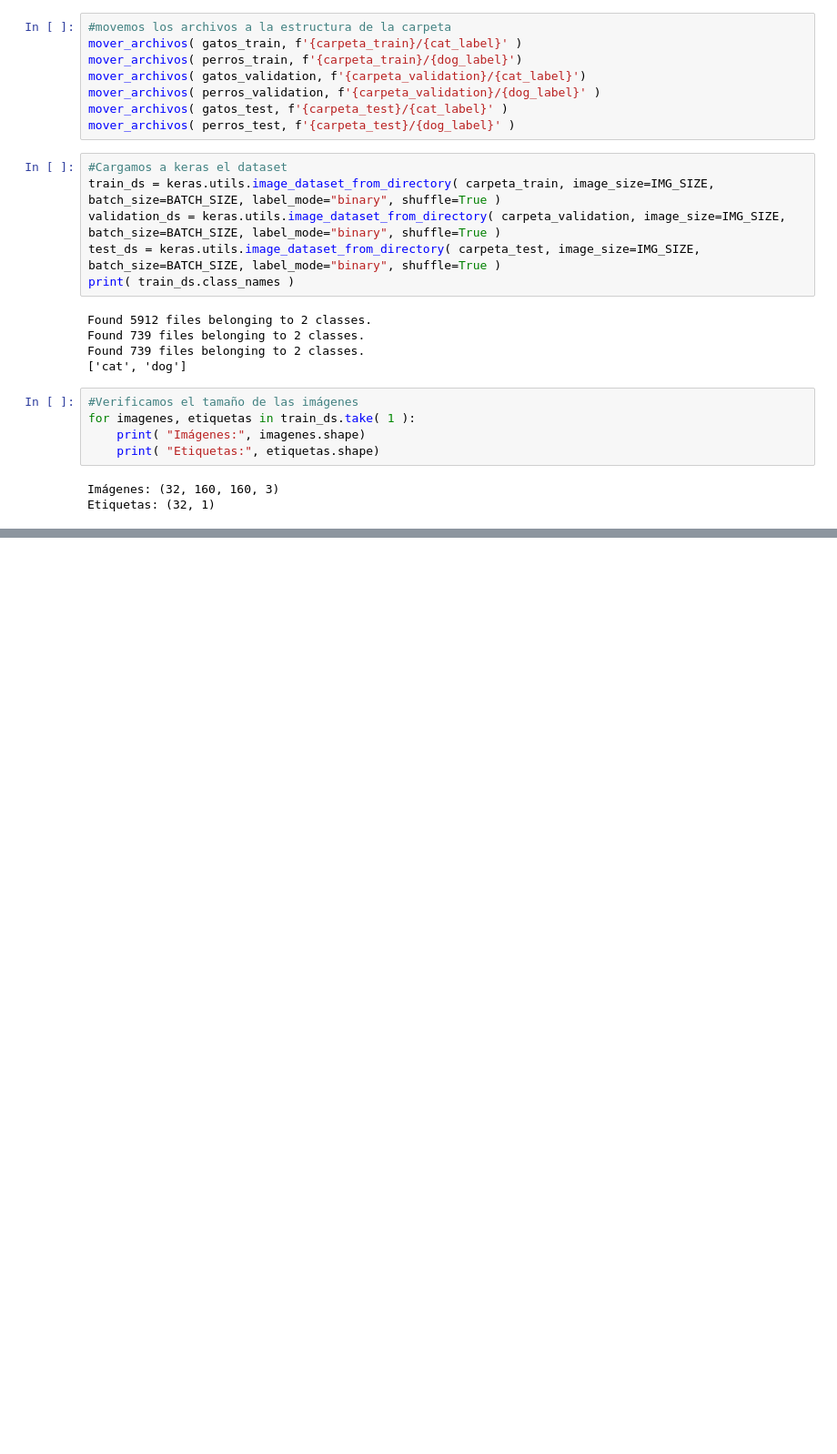
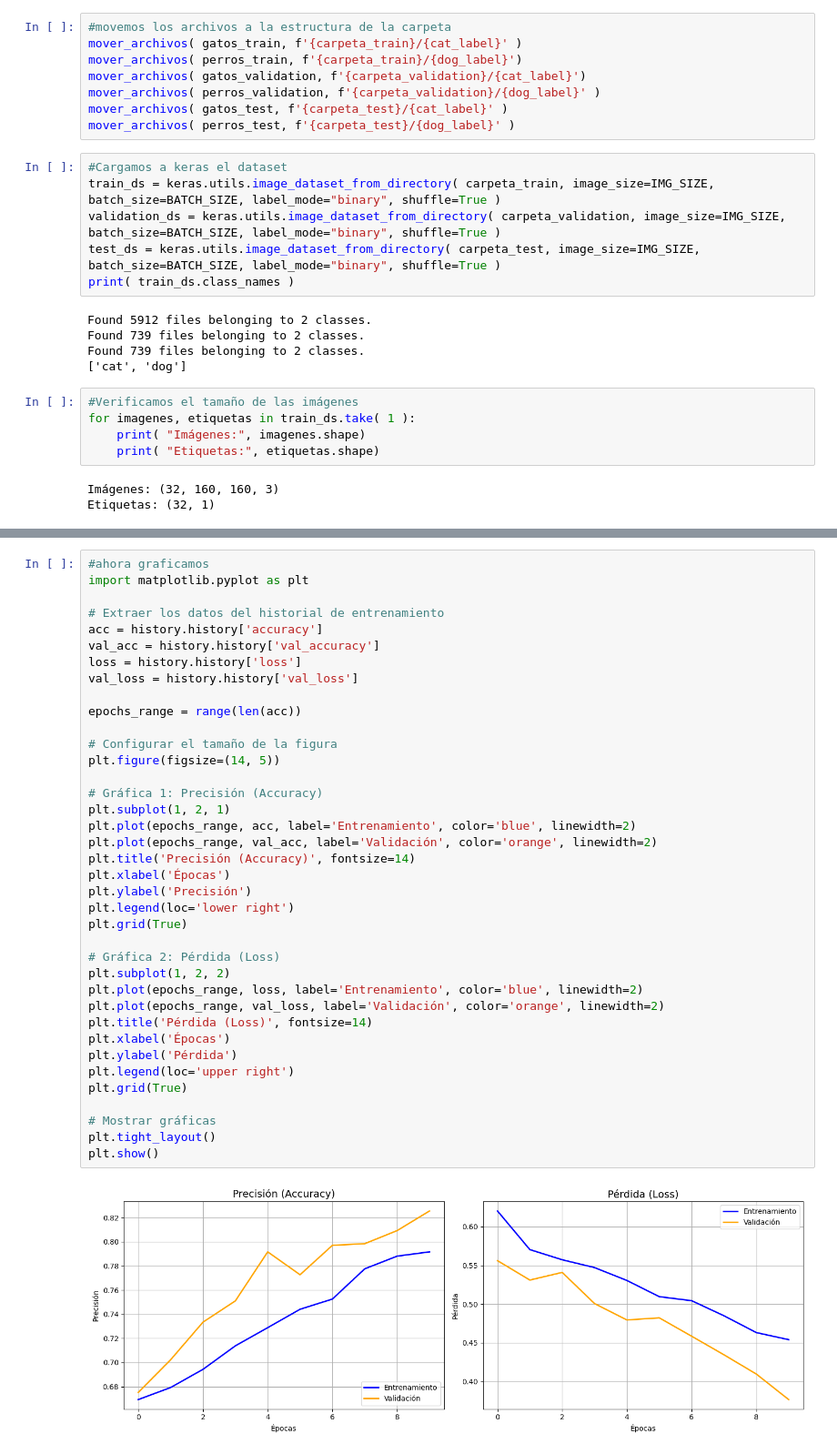
Before and after one commit to gerdoc-unir/M1-ACT-1, a Jupyter notebook: Actividad1_MODAM.ipynb, the cells around one changed output, grey strips where cells are left out. Shown at 91% size. Drawn from its saved outputs; the diff is of its cells as text; blank space fills up the shorter version.

```diff
--- a/Actividad1_MODAM.ipynb
+++ b/Actividad1_MODAM.ipynb
@@ -258,0 +259,40 @@ Precisión en Test: 0.8160
+# %%
+#ahora graficamos
+import matplotlib.pyplot as plt
+
+# Extraer los datos del historial de entrenamiento
+acc = history.history['accuracy']
+val_acc = history.history['val_accuracy']
+loss = history.history['loss']
+val_loss = history.history['val_loss']
+
+epochs_range = range(len(acc))
+
+# Configurar el tamaño de la figura
+plt.figure(figsize=(14, 5))
+
+# Gráfica 1: Precisión (Accuracy)
+plt.subplot(1, 2, 1)
+plt.plot(epochs_range, acc, label='Entrenamiento', color='blue', linewidth=2)
+plt.plot(epochs_range, val_acc, label='Validación', color='orange', linewidth=2)
+plt.title('Precisión (Accuracy)', fontsize=14)
+plt.xlabel('Épocas')
+plt.ylabel('Precisión')
+plt.legend(loc='lower right')
+plt.grid(True)
+
+# Gráfica 2: Pérdida (Loss)
+plt.subplot(1, 2, 2)
+plt.plot(epochs_range, loss, label='Entrenamiento', color='blue', linewidth=2)
+plt.plot(epochs_range, val_loss, label='Validación', color='orange', linewidth=2)
+plt.title('Pérdida (Loss)', fontsize=14)
+plt.xlabel('Épocas')
+plt.ylabel('Pérdida')
+plt.legend(loc='upper right')
+plt.grid(True)
+
+# Mostrar gráficas
+plt.tight_layout()
+plt.show()
+# %% [output]
+[figure, added]
```
Also changed, not shown: parts of 1 cell of this notebook.
